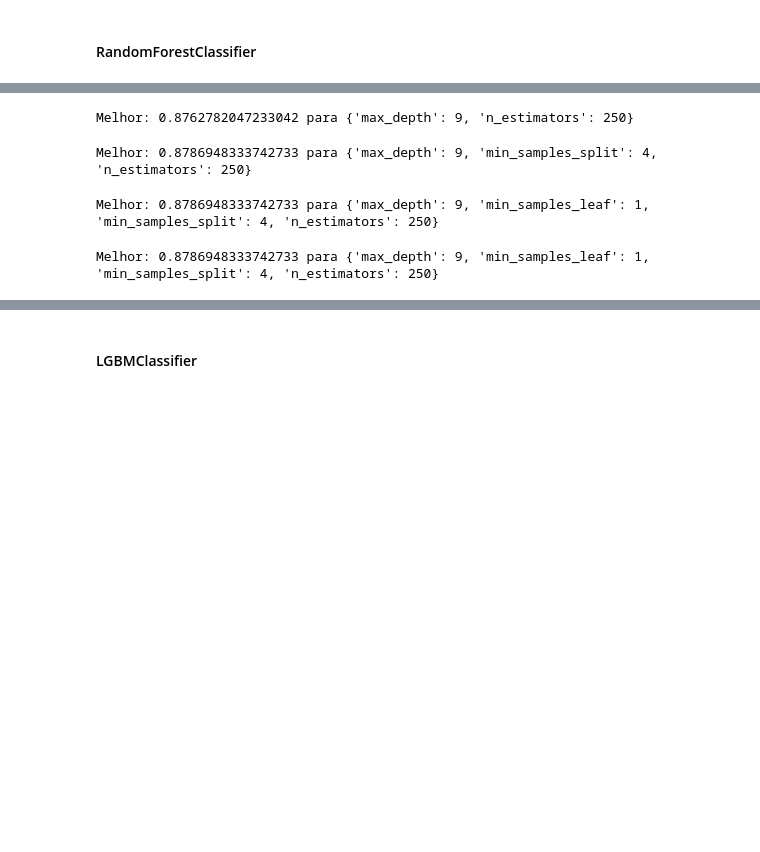
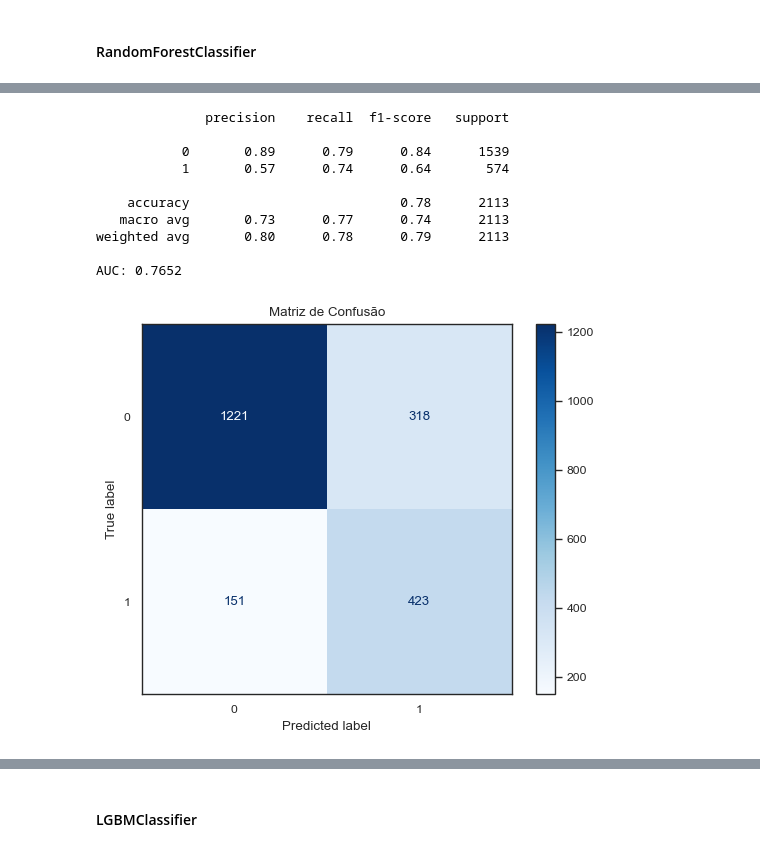
Before and after one commit to marcosilvaa/churn-prediction, a Jupyter notebook: projeto_churn.ipynb, the cells around one changed output, grey strips where cells are left out. Cells and saved outputs as stored; diff of their text form; code cells hidden in the pictures; blank space fills up the shorter version.

```diff
--- a/projeto_churn.ipynb
+++ b/projeto_churn.ipynb
@@ -568,4 +674,0 @@ grid_result = grid_search.fit(X_train_smote, y_train_smote)
-# %%
-print("Melhor: {} para {}".format(grid_result.best_score_, grid_result.best_params_))
-# %% [output]
-Melhor: 0.8762782047233042 para {'max_depth': 9, 'n_estimators': 250}
@@ -584,4 +674,0 @@ grid_result = grid_search.fit(X_train_smote, y_train_smote)
-# %%
-print("Melhor: {} para {}".format(grid_result.best_score_, grid_result.best_params_))
-# %% [output]
-Melhor: 0.8786948333742733 para {'max_depth': 9, 'min_samples_split': 4, 'n_estimators': 250}
@@ -601,4 +674,0 @@ grid_result = grid_search.fit(X_train_smote, y_train_smote)
-# %%
-print("Melhor: {} para {}".format(grid_result.best_score_, grid_result.best_params_))
-# %% [output]
-Melhor: 0.8786948333742733 para {'max_depth': 9, 'min_samples_leaf': 1, 'min_samples_split': 4, 'n_estimators': 250}
@@ -618,4 +675,29 @@ grid_result = grid_search.fit(X_train_smote, y_train_smote)
-# %%
-print("Melhor: {} para {}".format(grid_result.best_score_, grid_result.best_params_))
-# %% [output]
-Melhor: 0.8786948333742733 para {'max_depth': 9, 'min_samples_leaf': 1, 'min_samples_split': 4, 'n_estimators': 250}
+# %%
+# Instanciando o modelo com os hiperparametros
+rf = RandomForestClassifier(n_estimators=250, max_depth=9, min_samples_leaf=1, min_samples_split=4,random_state=42)
+rf.fit(X_train_smote, y_train_smote)
+
+y_pred = rf.predict(X_test)
+
+print(classification_report(y_test, y_pred))
+
+# imprimir a área sob a curva
+print("AUC: {:.4f}\n".format(roc_auc_score(y_test, y_pred)))
+
+
+ConfusionMatrixDisplay.from_predictions(y_test, y_pred, cmap='Blues')
+plt.title('Matriz de Confusão')
+plt.grid(False)
+plt.show()
+# %% [output]
+              precision    recall  f1-score   support
+
+           0       0.89      0.79      0.84      1539
+           1       0.57      0.74      0.64       574
+
+    accuracy                           0.78      2113
+   macro avg       0.73      0.77      0.74      2113
+weighted avg       0.80      0.78      0.79      2113
+
+AUC: 0.7652
+[figure, added]
```
Also changed, not shown: parts of 24 cells of this notebook.
